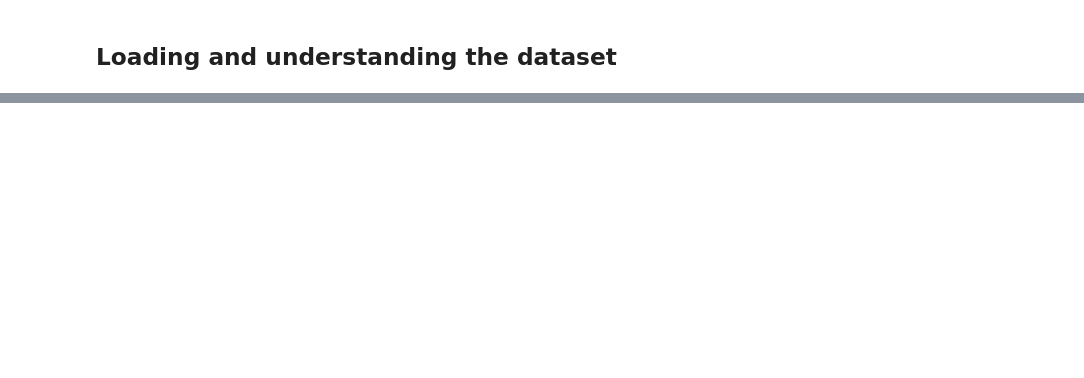
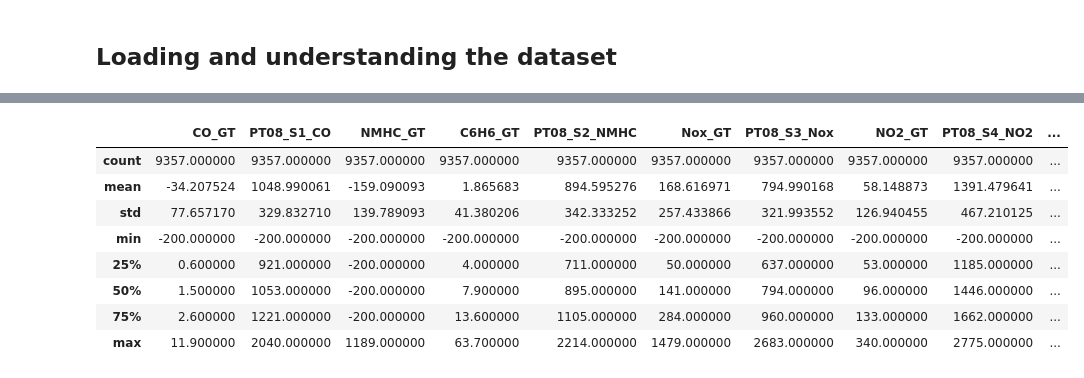
Before and after one commit to RodrigoFranco79/UCI-Air-Quality-Analysis-Prediction, a Jupyter notebook: UCI-Air-Quality-Analysis-EDA.ipynb, the cells around one changed output, grey strips where cells are left out. Saved outputs shown, nothing was run; the diff lists cells and outputs as text; code cells hidden in the pictures; blank space fills up the shorter version.

Commit message:
Update Week 5 Day 1 finale Midterm UCI AQ dataset

```diff
--- a/UCI-Air-Quality-Analysis-EDA.ipynb
+++ b/UCI-Air-Quality-Analysis-EDA.ipynb
@@ -42,5 +67,16 @@ from matplotlib import pyplot as plt
 import seaborn as sns
 import plotly.express as px
 import plotly.graph_objects as go
+import statsmodels.api as sm
+from scipy.stats import boxcox
+import missingno as msno
+import plotly
+from sklearn import preprocessing
+from sklearn.linear_model import LinearRegression
+
+pd.options.display.max_rows = 100
+## Install xlrd package to load Excel files
+#!conda install openpyxl
+#!conda install xlrd
 
 df = pd.read_csv("/Users/Gunnar/Documents/GitHub/UCI-Air-Quality-Analysis-Prediction-/input/AirQualityUCI.csv", parse_dates={'datetime': ['Date', 'Time']})
@@ -65,0 +129,13 @@ AH - Absolute Humidity
+# %%
+#check the basic statistics in the dataset
+df.describe()
+# %% [output]
+|  | CO_GT | PT08_S1_CO | NMHC_GT | C6H6_GT | PT08_S2_NMHC | Nox_GT | PT08_S3_Nox | NO2_GT | PT08_S4_NO2 | ... |
+| count | 9357.000000 | 9357.000000 | 9357.000000 | 9357.000000 | 9357.000000 | 9357.000000 | 9357.000000 | 9357.000000 | 9357.000000 | ... |
+| mean | -34.207524 | 1048.990061 | -159.090093 | 1.865683 | 894.595276 | 168.616971 | 794.990168 | 58.148873 | 1391.479641 | ... |
+| std | 77.657170 | 329.832710 | 139.789093 | 41.380206 | 342.333252 | 257.433866 | 321.993552 | 126.940455 | 467.210125 | ... |
+| min | -200.000000 | -200.000000 | -200.000000 | -200.000000 | -200.000000 | -200.000000 | -200.000000 | -200.000000 | -200.000000 | ... |
+| 25% | 0.600000 | 921.000000 | -200.000000 | 4.000000 | 711.000000 | 50.000000 | 637.000000 | 53.000000 | 1185.000000 | ... |
+| 50% | 1.500000 | 1053.000000 | -200.000000 | 7.900000 | 895.000000 | 141.000000 | 794.000000 | 96.000000 | 1446.000000 | ... |
+| 75% | 2.600000 | 1221.000000 | -200.000000 | 13.600000 | 1105.000000 | 284.000000 | 960.000000 | 133.000000 | 1662.000000 | ... |
+| max | 11.900000 | 2040.000000 | 1189.000000 | 63.700000 | 2214.000000 | 1479.000000 | 2683.000000 | 340.000000 | 2775.000000 | ... |
```
Also changed, not shown: parts of 17 cells of this notebook, 1 other file.
